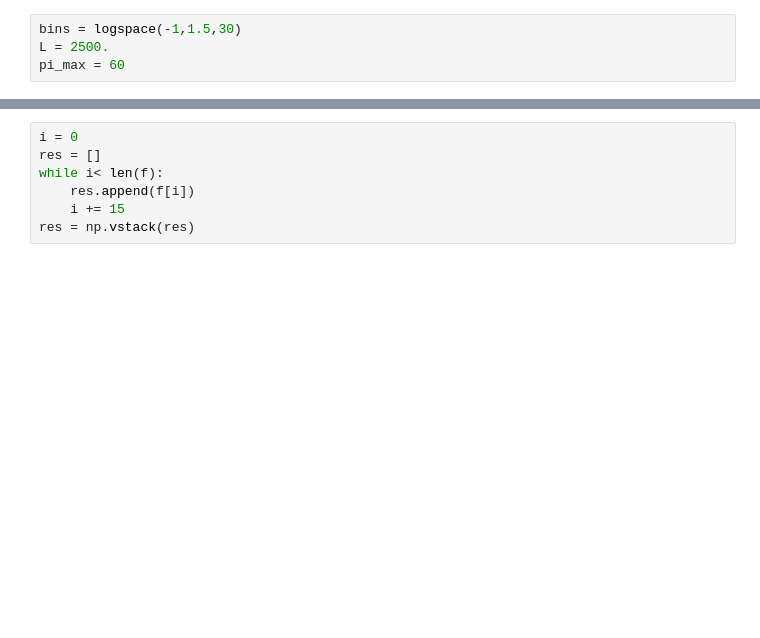
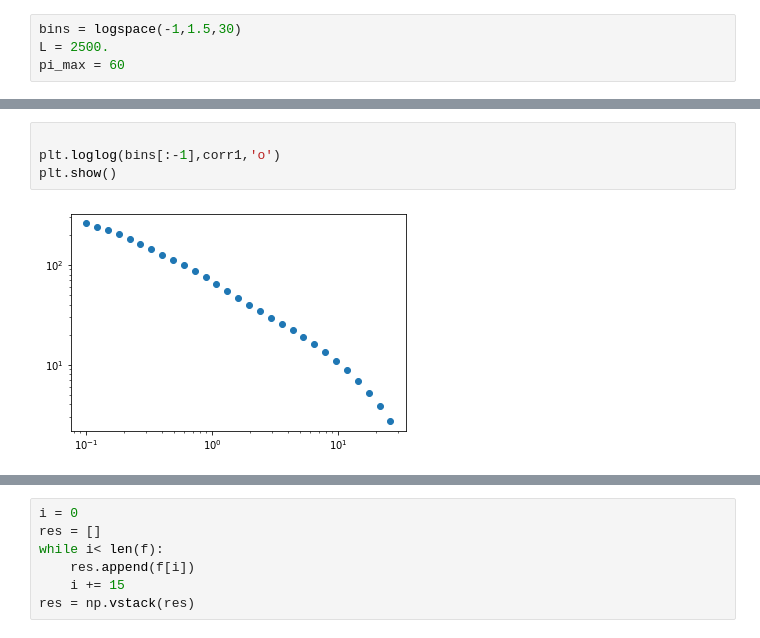
Before and after one commit to abhishek-jana/HODProject, a Jupyter notebook: two point correlation.ipynb, the cells around one changed output, grey strips where cells are left out. Cells and saved outputs as stored; diff of their text form; blank space fills up the shorter version.

```diff
--- a/two point correlation.ipynb
+++ b/two point correlation.ipynb
@@ -13 +34,7 @@ pi_max = 60
+# %%
+
+plt.loglog(bins[:-1],corr1,'o')
+plt.show()
+# %% [output]
+[figure, added]
 # %%
```
Also changed, not shown: parts of 55 cells of this notebook, 13 other files.
